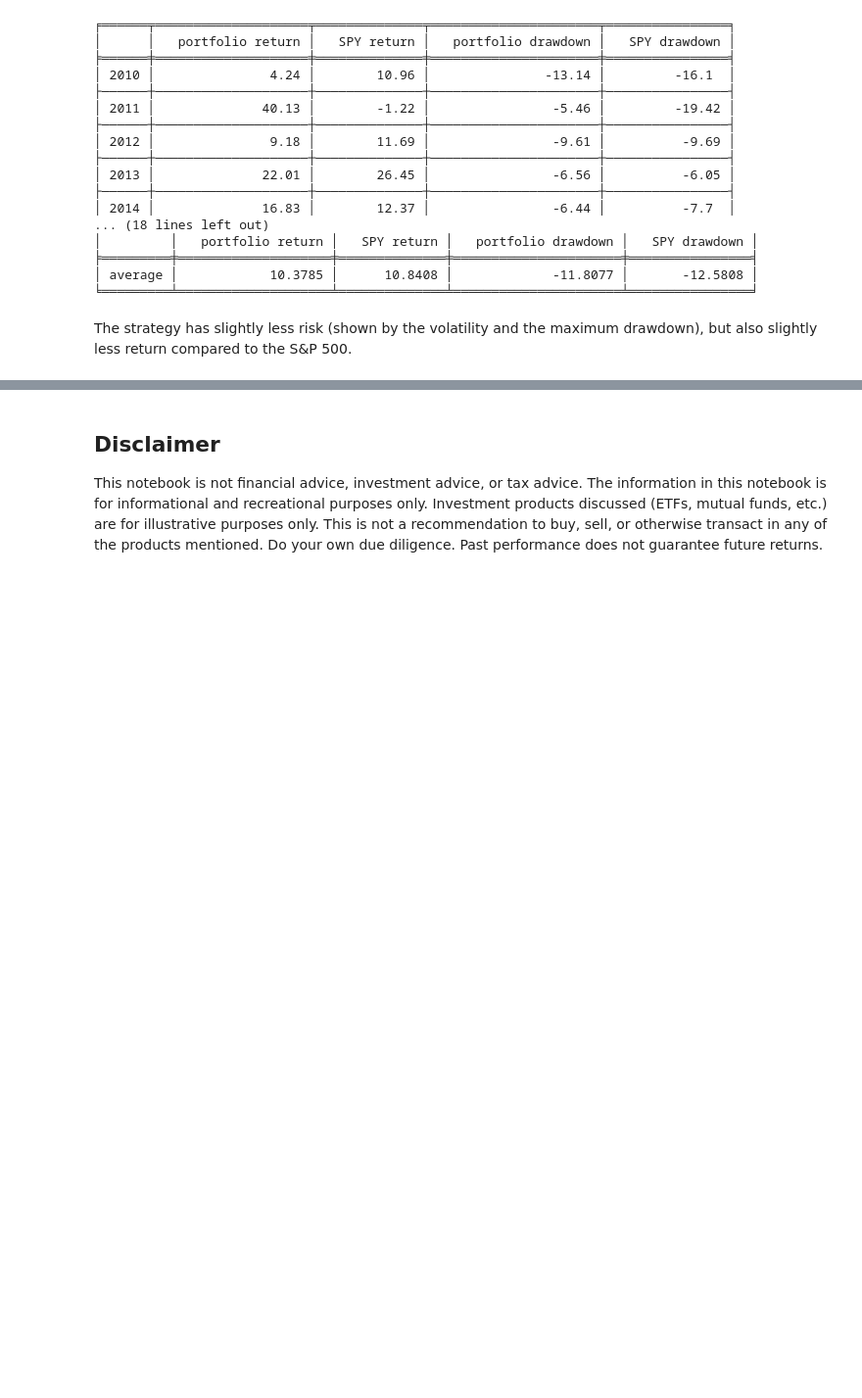
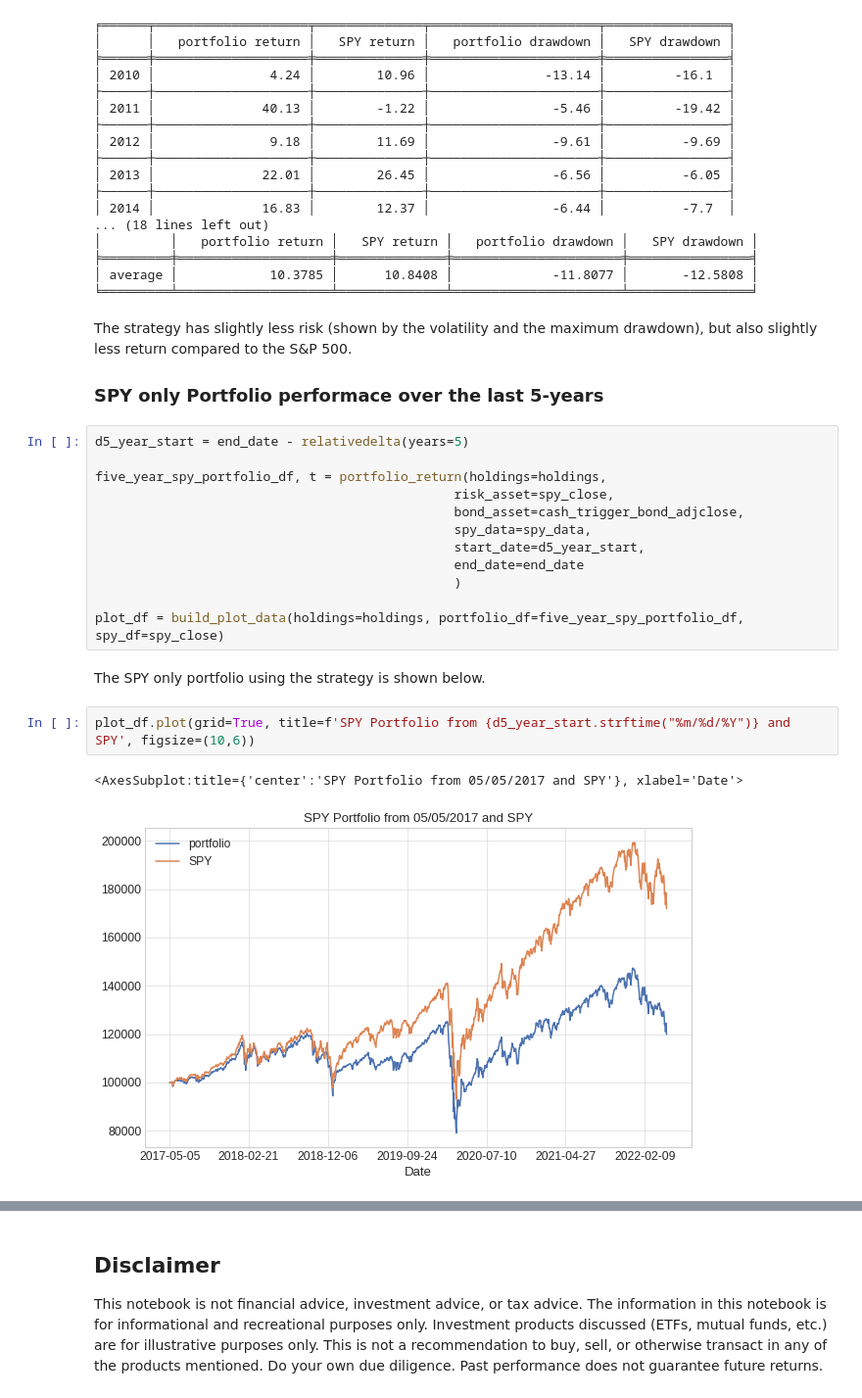
Before and after one commit to IanLKaplan/cash_trigger, a Jupyter notebook: cash_trigger.ipynb, the cells around one changed output, grey strips where cells are left out. Shown at 98% size. Drawn from its saved outputs; the diff is of its cells as text; blank space fills up the shorter version.

Commit message:
Rewrote the code to calculate standard deviation.  Added calculation of 5, 3 and 1 year performance.

```diff
--- a/cash_trigger.ipynb
+++ b/cash_trigger.ipynb
@@ -1052,3 +1054,28 @@ print(tabulate(table_mean, headers=[*table_mean.columns], tablefmt='fancy_grid')
 The strategy has slightly less risk (shown by the volatility and the maximum drawdown), but
 also slightly less return compared to the S&P 500.
 </p>
+
+<h3>
+SPY only Portfolio performace over the last 5-years
+</h3>
+# %%
+d5_year_start = end_date - relativedelta(years=5)
+
+five_year_spy_portfolio_df, t = portfolio_return(holdings=holdings,
+                                               risk_asset=spy_close,
+                                               bond_asset=cash_trigger_bond_adjclose,
+                                               spy_data=spy_data,
+                                               start_date=d5_year_start,
+                                               end_date=end_date
+                                               )
+
+plot_df = build_plot_data(holdings=holdings, portfolio_df=five_year_spy_portfolio_df, spy_df=spy_close)
+# %% [markdown]
+<p>
+The SPY only portfolio using the strategy is shown below.
+</p>
+# %%
+plot_df.plot(grid=True, title=f'SPY Portfolio from {d5_year_start.strftime("%m/%d/%Y")} and SPY', figsize=(10,6))
+# %% [output]
+<AxesSubplot:title={'center':'SPY Portfolio from 05/05/2017 and SPY'}, xlabel='Date'>
+[figure, added]
```
Also changed, not shown: parts of 19 cells of this notebook, 1 other file.
